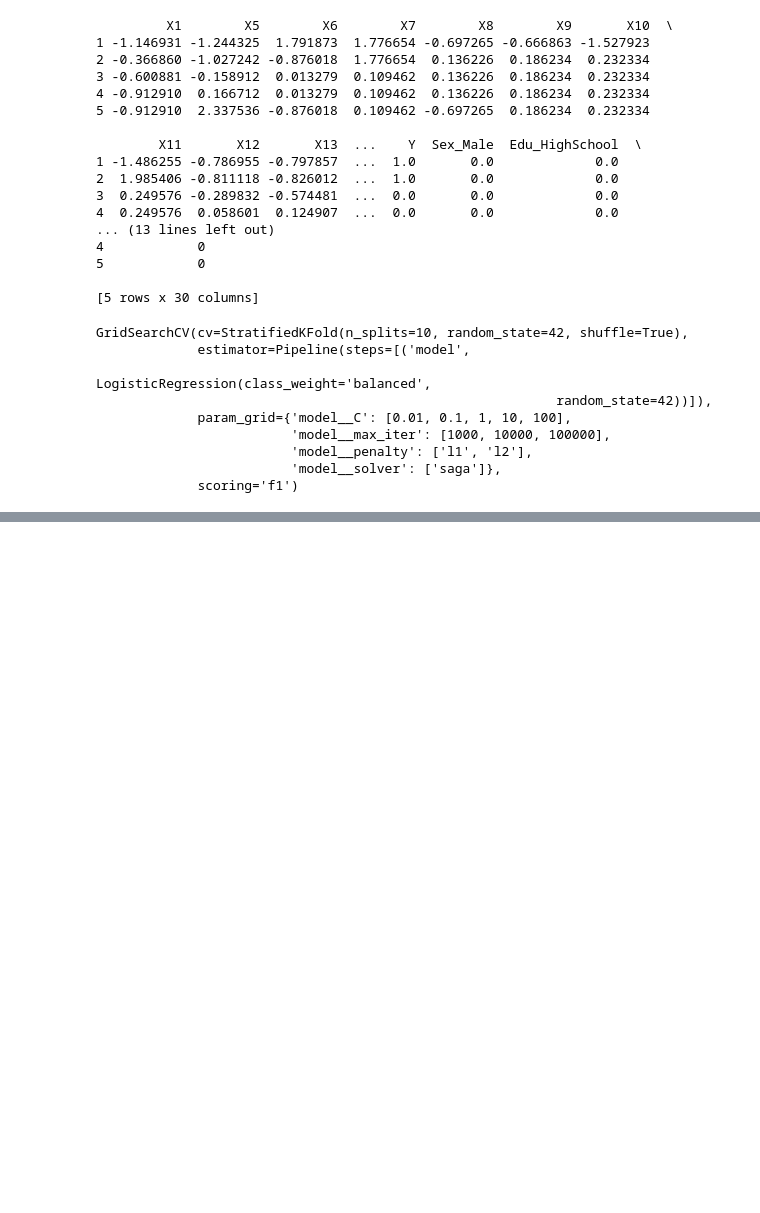
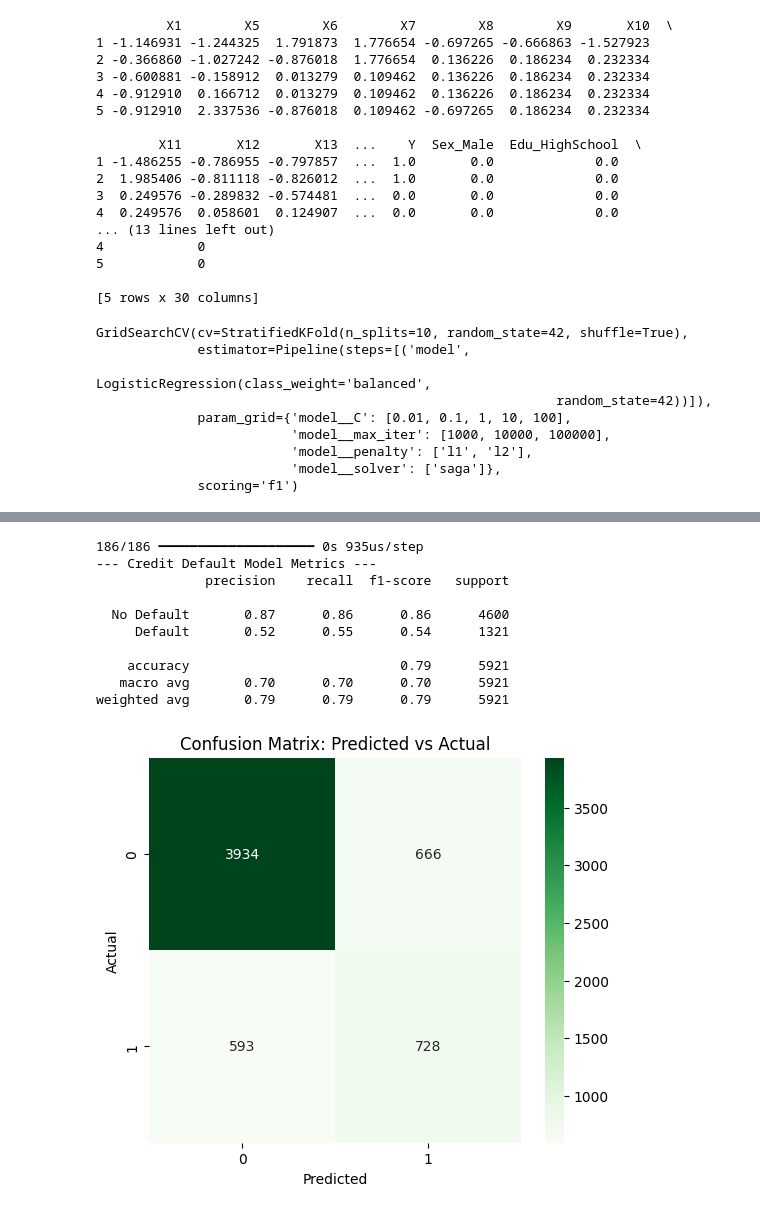
Before and after one commit to AhmedAyman12gh/credit-card-default-prediction, a Jupyter notebook: Phase1.ipynb, the cells around one changed output, grey strips where cells are left out. Drawn from its saved outputs; the diff is of its cells as text; code cells hidden in the pictures; blank space fills up the shorter version.

```diff
--- a/Phase1.ipynb
+++ b/Phase1.ipynb
@@ -576,0 +639,34 @@ Name: count, dtype: int64
+# %%
+from sklearn.metrics import classification_report, confusion_matrix, f1_score
+import seaborn as sns
+import matplotlib.pyplot as plt
+
+# 1. Get predictions on the test set
+y_pred_probs = model.predict(X_test)
+y_pred = (y_pred_probs > 0.7).astype("int32")
+
+# 2. Print the Core Metrics
+print("--- Credit Default Model Metrics ---")
+print(classification_report(y_test, y_pred, target_names=['No Default', 'Default']))
+# 3. Plot the Confusion Matrix
+cm = confusion_matrix(y_test, y_pred)
+plt.figure(figsize=(6, 5))
+sns.heatmap(cm, annot=True, fmt='d', cmap='Greens',
+            xticklabels=['0', '1'],
+            yticklabels=['0', '1'])
+plt.title('Confusion Matrix: Predicted vs Actual')
+plt.ylabel('Actual')
+plt.xlabel('Predicted')
+plt.show()
+# %% [output]
+186/186 ━━━━━━━━━━━━━━━━━━━━ 0s 935us/step
+--- Credit Default Model Metrics ---
+              precision    recall  f1-score   support
+
+  No Default       0.87      0.86      0.86      4600
+     Default       0.52      0.55      0.54      1321
+
+    accuracy                           0.79      5921
+   macro avg       0.70      0.70      0.70      5921
+weighted avg       0.79      0.79      0.79      5921
+[figure, added]
```
Also changed, not shown: parts of 8 cells of this notebook.
